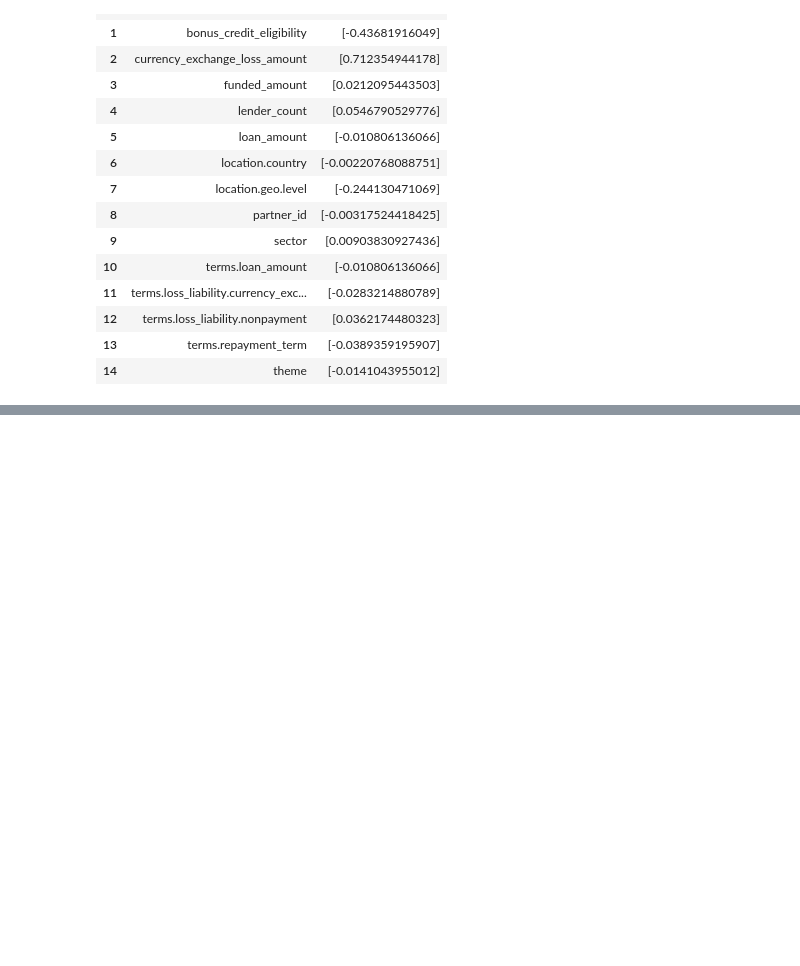
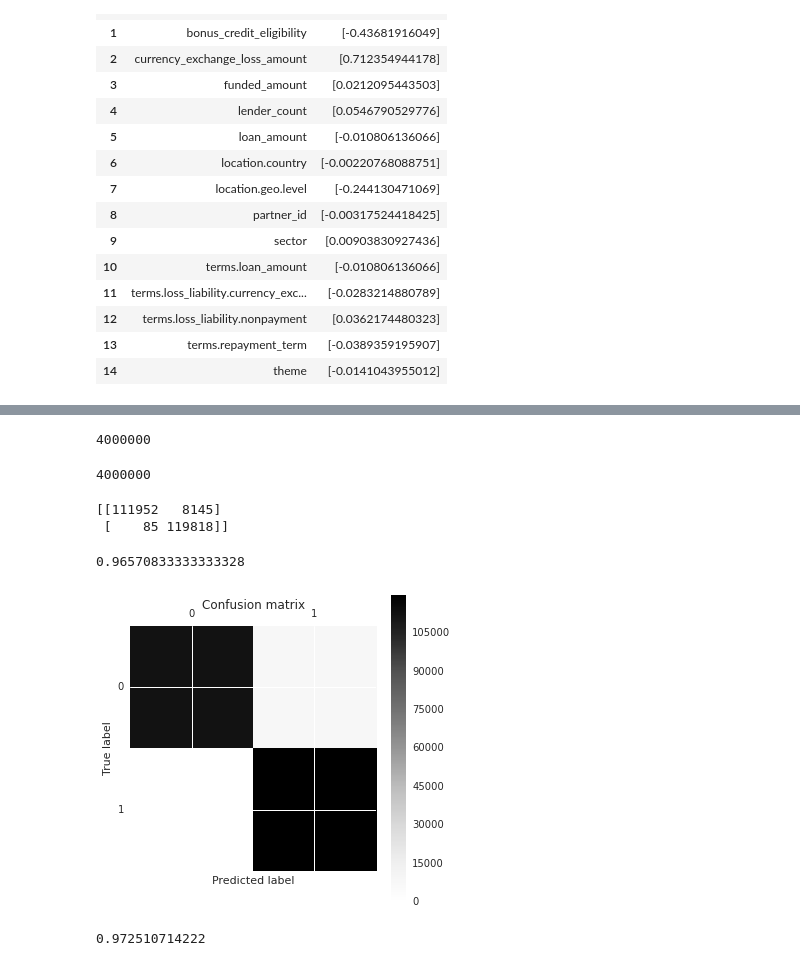
Before and after one commit to hslee16/GA_project, a Jupyter notebook: ga_project.ipynb, the cells around one changed output, grey strips where cells are left out. Drawn from its saved outputs; the diff is of its cells as text; code cells hidden in the pictures; blank space fills up the shorter version.

```diff
--- a/ga_project.ipynb
+++ b/ga_project.ipynb
@@ -277,0 +327,16 @@ pd.DataFrame(zip(newdata,clf.coef_.T))
+# %%
+status[status != 'defaulted'].count()
+# %% [output]
+4000000
+# %%
+status[status != 'defaulted'].count()
+# %% [output]
+4000000
+# %%
+y_pred = svc.predict(X_test)
+cm = confusion_matrix(y_test, y_pred)
+
+print cm
+# %% [output]
+[[111952   8145]
+ [    85 119818]]
@@ -277,0 +346,13 @@ pd.DataFrame(zip(newdata,clf.coef_.T))
+# %%
+svc.score(X_test, y_test)
+# %% [output]
+0.96570833333333328
+# %%
+plt.matshow(cm)
+plt.title('Confusion matrix')
+plt.colorbar()
+plt.ylabel('True label')
+plt.xlabel('Predicted label')
+plt.show()
+# %% [output]
+[figure, added]
@@ -277,0 +361,4 @@ pd.DataFrame(zip(newdata,clf.coef_.T))
+# %%
+print cross_val_score(rf_model, X_train, y_train).mean()
+# %% [output]
+0.972510714222
```
Also changed, not shown: parts of 21 cells of this notebook.
